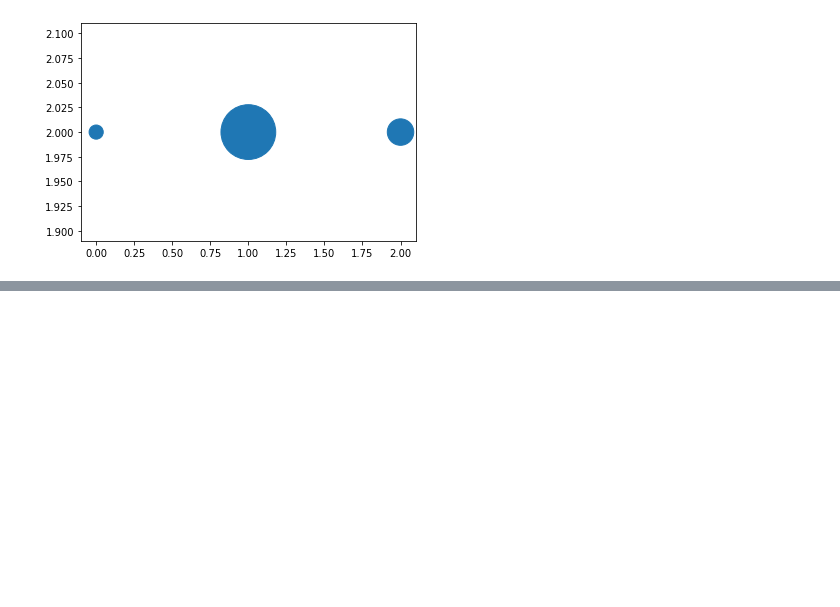
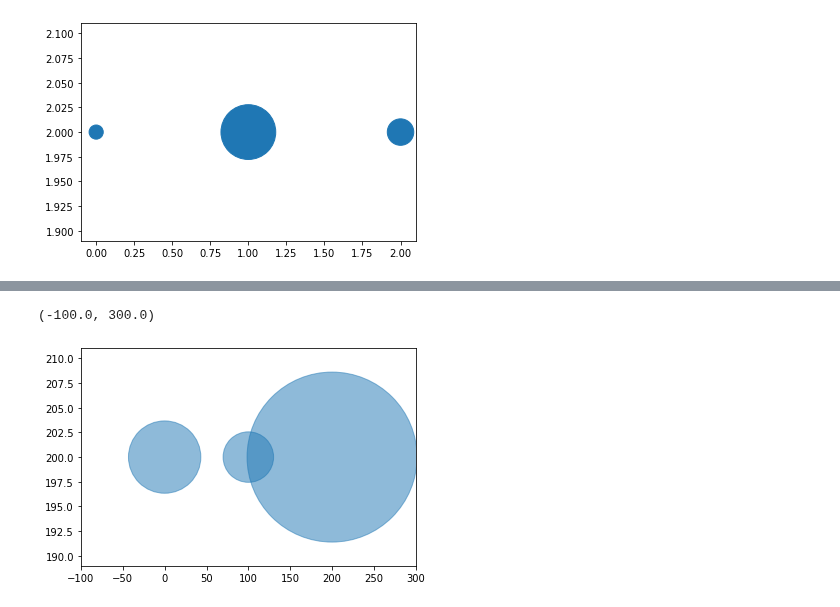
Before and after one commit to Toto17515/Data_viz, a Jupyter notebook: Visualize_Data_Distribution_(02).ipynb, the cells around one changed output, grey strips where cells are left out. Saved outputs shown, nothing was run; the diff lists cells and outputs as text; code cells hidden in the pictures; blank space fills up the shorter version.

```diff
--- a/Visualize_Data_Distribution_(02).ipynb
+++ b/Visualize_Data_Distribution_(02).ipynb
@@ -201,0 +212,6 @@ plt.scatter([0,1,2],[2,2,2],s = [200,3000,700])
+# %%
+plt.scatter([0,100,200],[200,200,200],s = list(0.001*data_drop.iloc[:3,6].values),alpha=0.5)
+plt.xlim(-100,300)
+# %% [output]
+(-100.0, 300.0)
+[figure, added]
```
Also changed, not shown: parts of 12 cells of this notebook.
